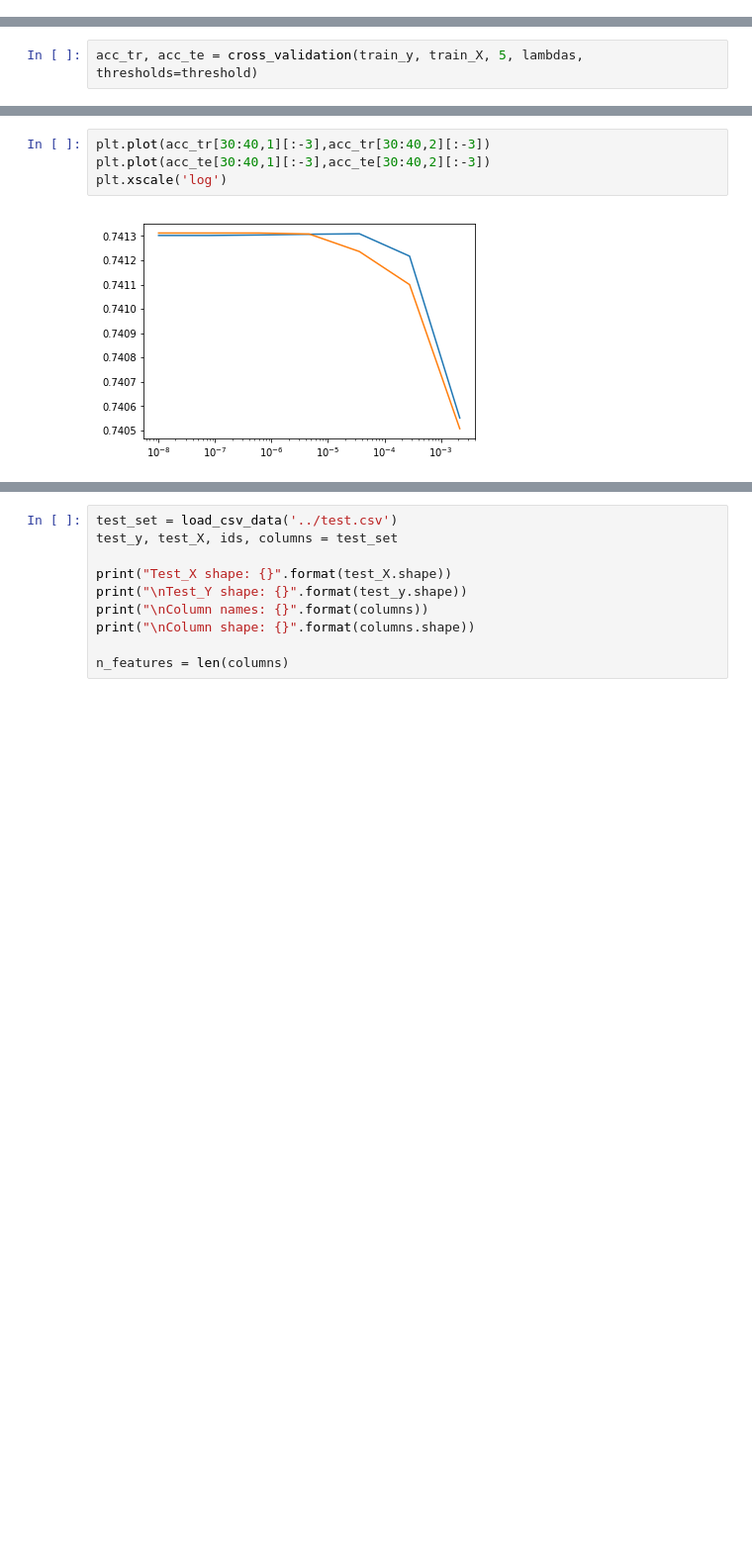
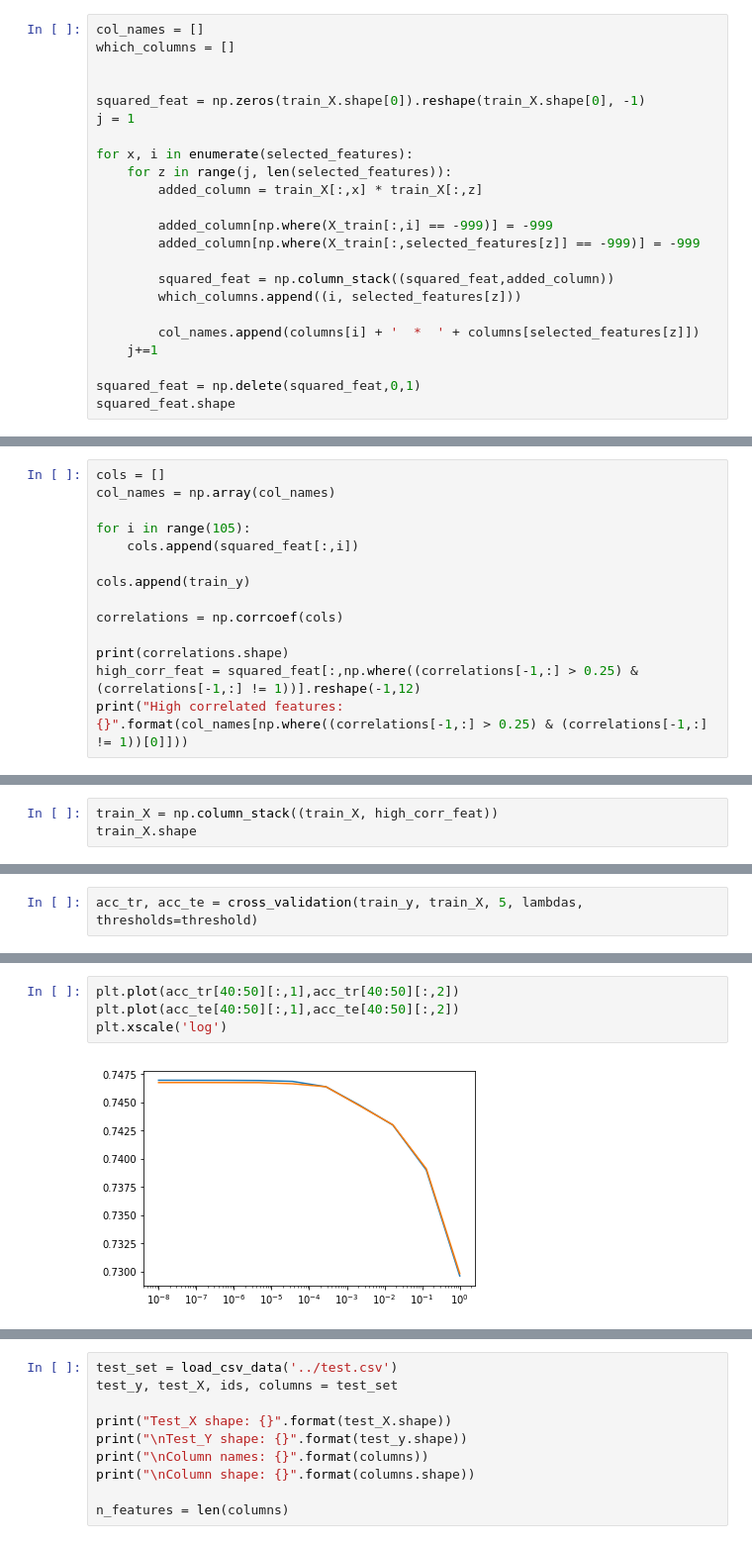
Before and after one commit to canaltinigne/EPFL-ML-Project_1, a Jupyter notebook: code/Feature_Engineering.ipynb, the cells around one changed output, grey strips where cells are left out. Shown at 99% size. Saved outputs shown, nothing was run; the diff lists cells and outputs as text; blank space fills up the shorter version.

```diff
--- a/code/Feature_Engineering.ipynb
+++ b/code/Feature_Engineering.ipynb
@@ -450,0 +486,23 @@ for i in range(3):
+# %%
+col_names = []
+which_columns = []
+
+
+squared_feat = np.zeros(train_X.shape[0]).reshape(train_X.shape[0], -1)
+j = 1
+
+for x, i in enumerate(selected_features):
+    for z in range(j, len(selected_features)):
+        added_column = train_X[:,x] * train_X[:,z]
+
+        added_column[np.where(X_train[:,i] == -999)] = -999
+        added_column[np.where(X_train[:,selected_features[z]] == -999)] = -999
+
+        squared_feat = np.column_stack((squared_feat,added_column))
+        which_columns.append((i, selected_features[z]))
+
+        col_names.append(columns[i] + '  *  ' + columns[selected_features[z]])
+    j+=1
+
+squared_feat = np.delete(squared_feat,0,1)
+squared_feat.shape
@@ -450,0 +511,14 @@ for i in range(3):
+# %%
+cols = []
+col_names = np.array(col_names)
+
+for i in range(105):
+    cols.append(squared_feat[:,i])
+
+cols.append(train_y)
+
+correlations = np.corrcoef(cols)
+
+print(correlations.shape)
+high_corr_feat = squared_feat[:,np.where((correlations[-1,:] > 0.25) & (correlations[-1,:] != 1))].reshape(-1,12)
+print("High correlated features: {}".format(col_names[np.where((correlations[-1,:] > 0.25) & (correlations[-1,:] != 1))[0]]))
@@ -450,0 +539,3 @@ for i in range(3):
+# %%
+train_X = np.column_stack((train_X, high_corr_feat))
+train_X.shape
@@ -496,6 +593,6 @@ acc_tr, acc_te = cross_validation(train_y, train_X, 5, lambdas, thresholds=thres
 # %%
-plt.plot(acc_tr[30:40,1][:-3],acc_tr[30:40,2][:-3])
-plt.plot(acc_te[30:40,1][:-3],acc_te[30:40,2][:-3])
+plt.plot(acc_tr[40:50][:,1],acc_tr[40:50][:,2])
+plt.plot(acc_te[40:50][:,1],acc_te[40:50][:,2])
 plt.xscale('log')
 # %% [output]
-[figure, old version]
+[figure, new version]
```
Also changed, not shown: parts of 18 cells of this notebook, 1 other file.
